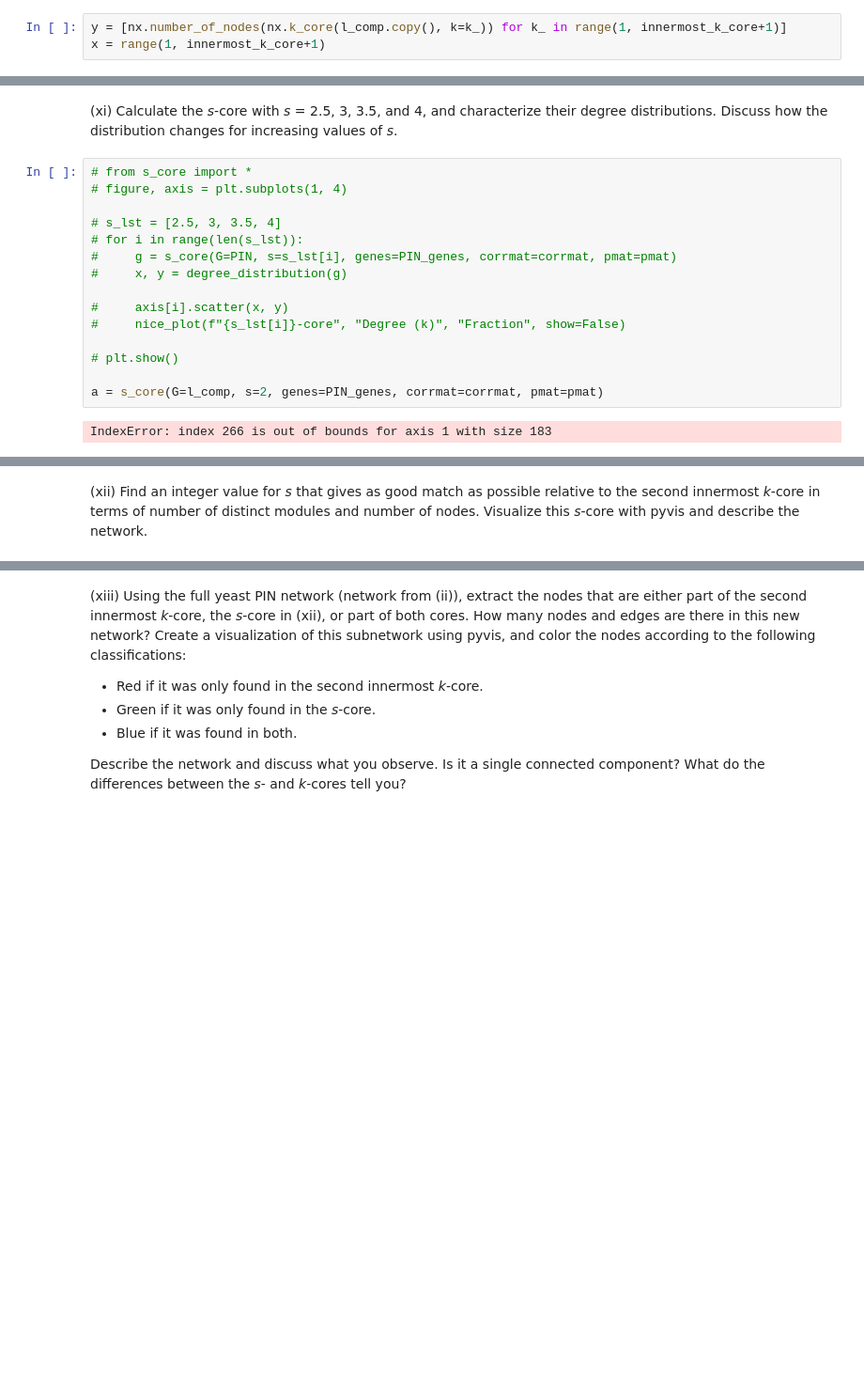
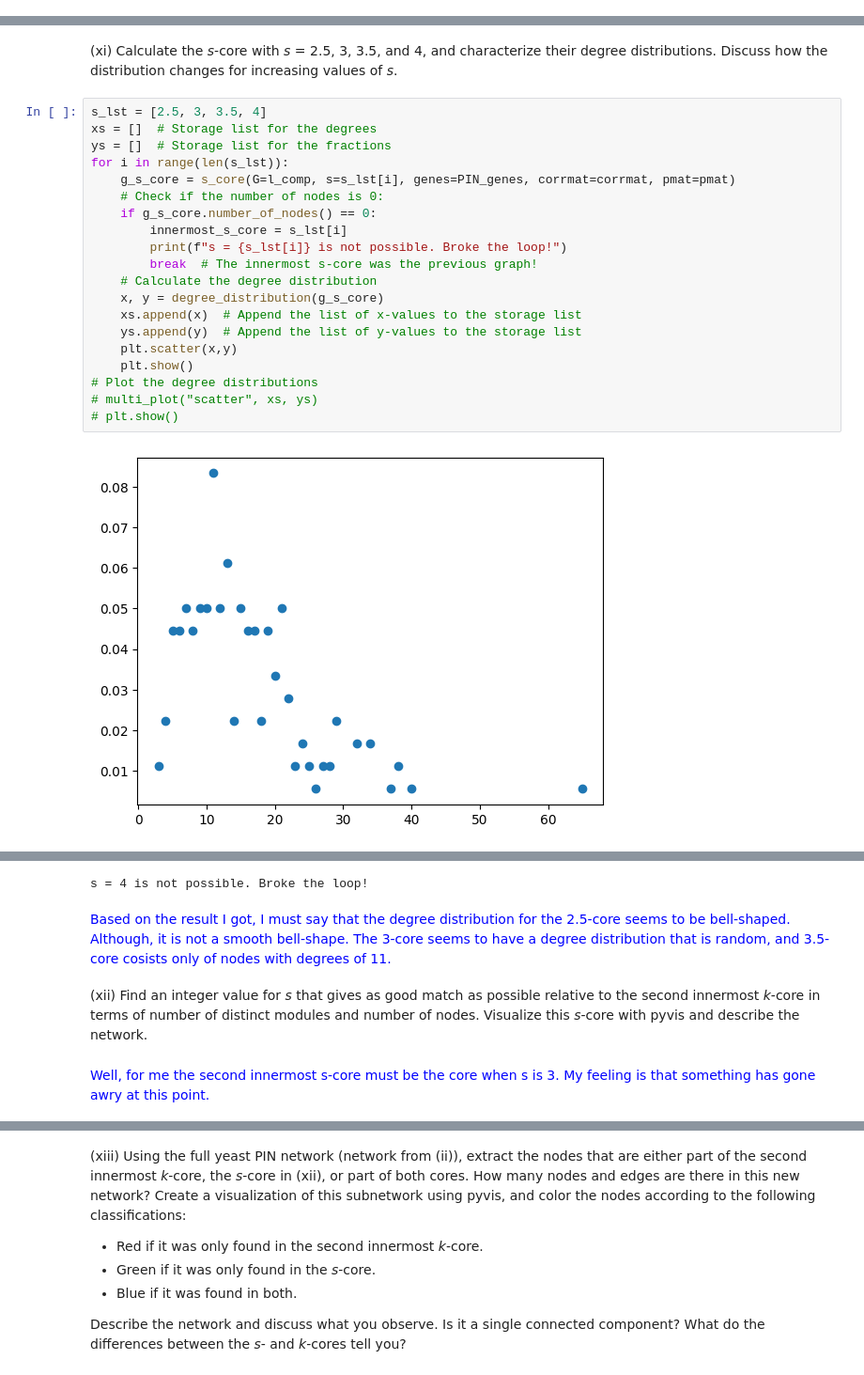
Before and after one commit to mkl061/TBT4165, a Jupyter notebook: project2/project_2.ipynb, the cells around one changed output, grey strips where cells are left out. Shown: that part at 94% size. Drawn from its saved outputs; the diff is of its cells as text; blank space fills up the shorter version.

```diff
--- a/project2/project_2.ipynb
+++ b/project2/project_2.ipynb
@@ -243,5 +203,2 @@ Is connected:    True
 # %% [markdown]
 (vii) Create a plot of the number of nodes and the number of edges in a *k*-core against *k*. How would you characterize this plot? What does it tell you?
-# %%
-y = [nx.number_of_nodes(nx.k_core(l_comp.copy(), k=k_)) for k_ in range(1, innermost_k_core+1)]
-x = range(1, innermost_k_core+1)
@@ -302,20 +291,25 @@ norm_ex.to_csv("test.csv")
 (x) Download `s_core.py`. This is similar to the NetworkX function `k_core`, but uses node strength instead of node degree. Strength is defined as the sum of the weights of all the links attached to a node (i.e. Person correlations). With negative weights, the absolute values of the weights are used to calculate the strength. In this case, however, we are only looking at positively correlated nodes. Do you think it would make sense to include negative correlations in this particular case? Discuss.
 # %% [markdown]
 (xi) Calculate the *s*-core with *s* = 2.5, 3, 3.5, and 4, and characterize their degree distributions. Discuss how the distribution changes for increasing values of *s*.
-# %%
-# from s_core import *
-# figure, axis = plt.subplots(1, 4)
-
-# s_lst = [2.5, 3, 3.5, 4]
-# for i in range(len(s_lst)):
-#     g = s_core(G=PIN, s=s_lst[i], genes=PIN_genes, corrmat=corrmat, pmat=pmat)
-#     x, y = degree_distribution(g)
-
-#     axis[i].scatter(x, y)
-#     nice_plot(f"{s_lst[i]}-core", "Degree (k)", "Fraction", show=False)
-
-# plt.show()
-
-a = s_core(G=l_comp, s=2, genes=PIN_genes, corrmat=corrmat, pmat=pmat)
-# %% [output]
-IndexError: index 266 is out of bounds for axis 1 with size 183
+# %%
+s_lst = [2.5, 3, 3.5, 4]
+xs = []  # Storage list for the degrees
+ys = []  # Storage list for the fractions
+for i in range(len(s_lst)):
+    g_s_core = s_core(G=l_comp, s=s_lst[i], genes=PIN_genes, corrmat=corrmat, pmat=pmat)
+    # Check if the number of nodes is 0:
+    if g_s_core.number_of_nodes() == 0:
+        innermost_s_core = s_lst[i]
+        print(f"s = {s_lst[i]} is not possible. Broke the loop!")
+        break  # The innermost s-core was the previous graph!
+    # Calculate the degree distribution
+    x, y = degree_distribution(g_s_core)
+    xs.append(x)  # Append the list of x-values to the storage list
+    ys.append(y)  # Append the list of y-values to the storage list
+    plt.scatter(x,y)
+    plt.show()
+# Plot the degree distributions
+# multi_plot("scatter", xs, ys)
+# plt.show()
+# %% [output]
+[figure, added]
@@ -322,2 +318,9 @@ IndexError: index 266 is out of bounds for axis 1 with size 183
+s = 4 is not possible. Broke the loop!
+# %% [markdown]
+<span style="color:blue">
+Based on the result I got, I must say that the degree distribution for the 2.5-core seems to be bell-shaped. Although, it is not a smooth bell-shape. The 3-core seems to have a degree distribution that is random, and 3.5-core cosists only of nodes with degrees of 11.
 # %% [markdown]
 (xii) Find an integer value for *s* that gives as good match as possible relative to the second innermost *k*-core in terms of number of distinct modules and number of nodes. Visualize this *s*-core with pyvis and describe the network.
+# %% [markdown]
+<span style="color:blue">
+Well, for me the second innermost s-core must be the core when s is 3. My feeling is that something has gone awry at this point.
```
Also changed, not shown: parts of 33 cells of this notebook, 11 other files.
